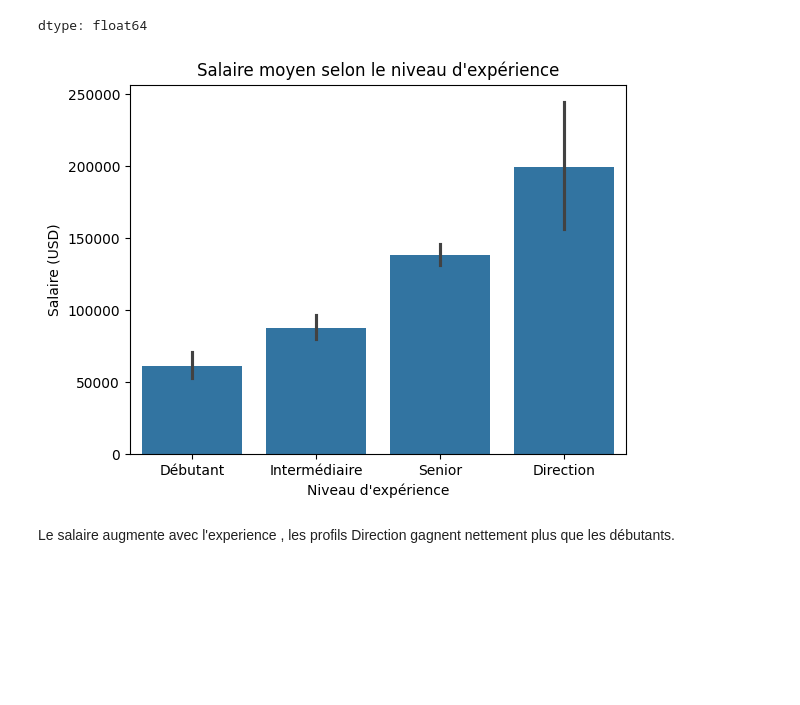
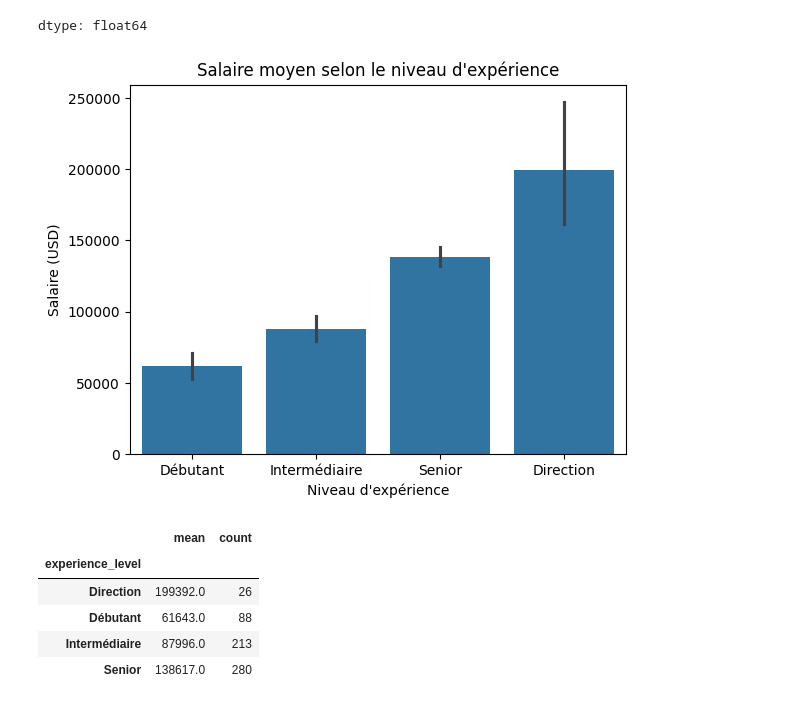
Before and after one commit to Oumaima257/analyse-emplois-data, a Jupyter notebook: analyse.ipynb, the cells around one changed output. Drawn from its saved outputs; the diff is of its cells as text; code cells hidden in the pictures; blank space fills up the shorter version.

```diff
--- a/analyse.ipynb
+++ b/analyse.ipynb
@@ -84,11 +84,16 @@ dtype: float64
 # %%
 ordre = ["Débutant", "Intermédiaire", "Senior", "Direction"]
 sns.barplot(data=df, x="experience_level", y="salary_in_usd", order=ordre)
 plt.title("Salaire moyen selon le niveau d'expérience")
 plt.xlabel("Niveau d'expérience")
 plt.ylabel("Salaire (USD)")
 plt.show()
+df.groupby("experience_level")["salary_in_usd"].agg(["mean", "count"]).round(0)
 # %% [output]
-[figure, old version]
+[figure, new version]
+|  | mean | count |
+| experience_level |  |  |
+| Direction | 199392.0 | 26 |
+| Débutant | 61643.0 | 88 |
+| Intermédiaire | 87996.0 | 213 |
+| Senior | 138617.0 | 280 |
-# %% [markdown]
-Le salaire augmente avec l'experience , les profils Direction gagnent nettement plus que les débutants.
```
Also changed, not shown: parts of 1 cell of this notebook.
